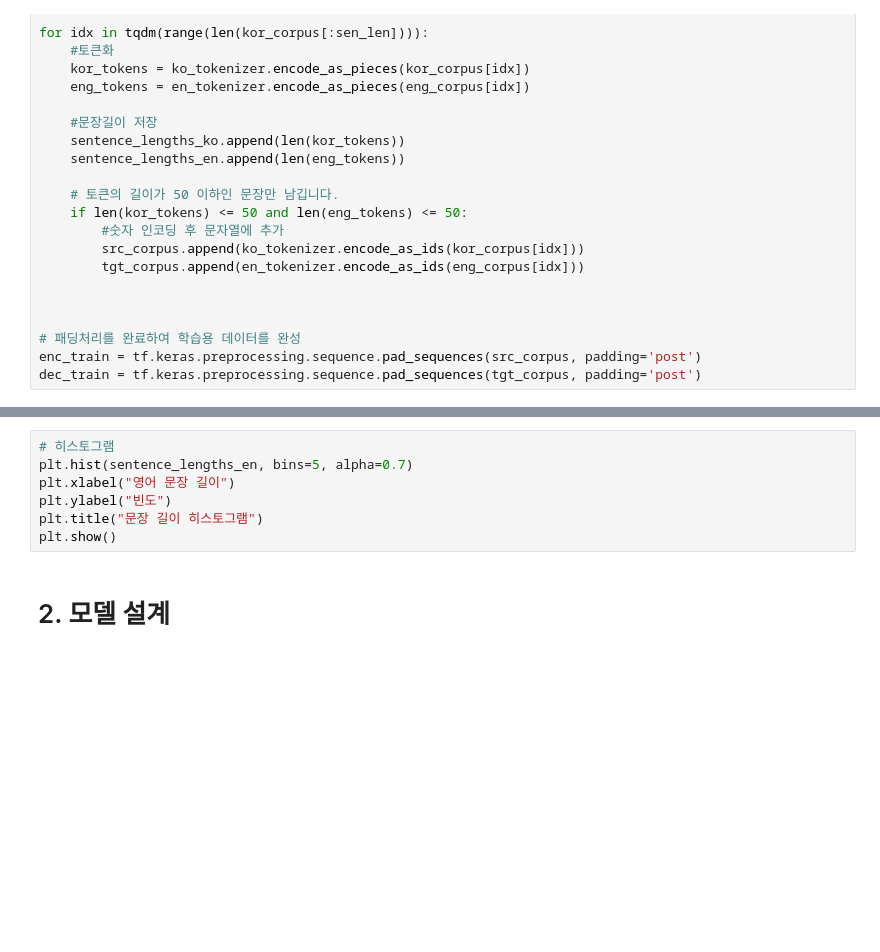
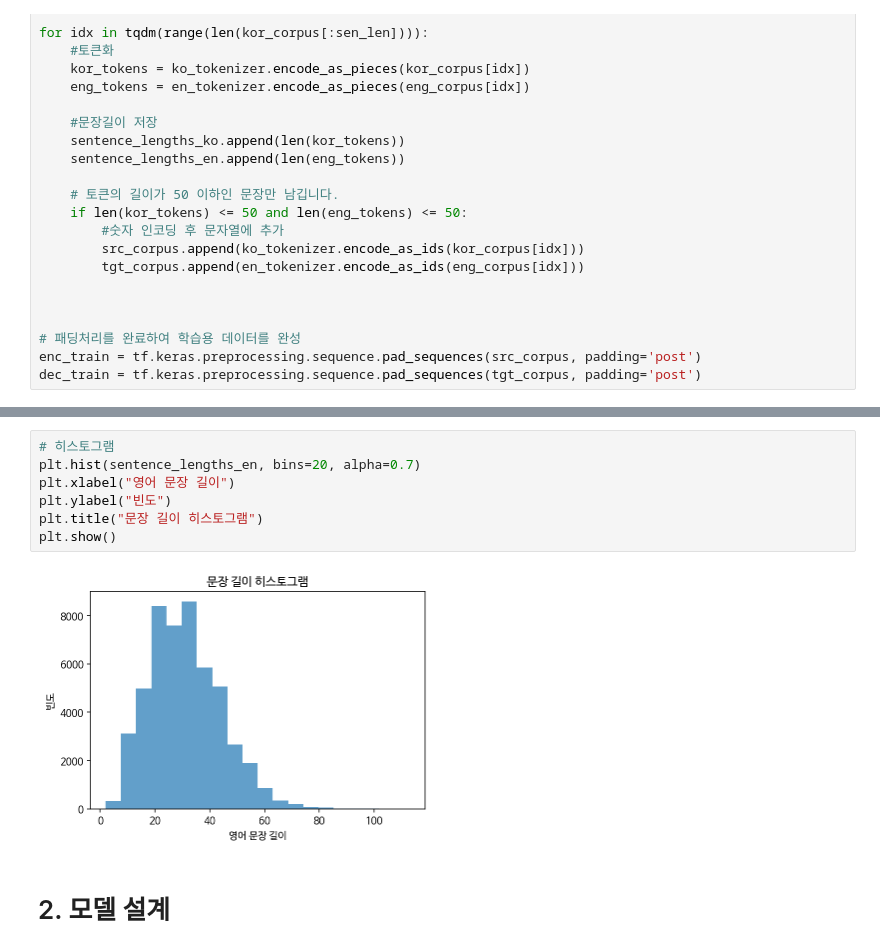
Before and after one commit to rohhail/AIFFEL-QUEST, a Jupyter notebook: GoingDeeper/Quest5/Transformer로 번역기 만들기.ipynb, the cells around one changed output, grey strips where cells are left out. Saved outputs shown, nothing was run; the diff lists cells and outputs as text; blank space fills up the shorter version.

```diff
--- a/GoingDeeper/Quest5/Transformer로 번역기 만들기.ipynb
+++ b/GoingDeeper/Quest5/Transformer로 번역기 만들기.ipynb
@@ -237,10 +239,12 @@ plt.show()
 # %%
 # 히스토그램
-plt.hist(sentence_lengths_en, bins=5, alpha=0.7)
+plt.hist(sentence_lengths_en, bins=20, alpha=0.7)
 plt.xlabel("영어 문장 길이")
 plt.ylabel("빈도")
 plt.title("문장 길이 히스토그램")
 plt.show()
+# %% [output]
+[figure, added]
 # %% [markdown]
 # 2. 모델 설계
 # %% [markdown]
```
Also changed, not shown: parts of 4 cells of this notebook.
